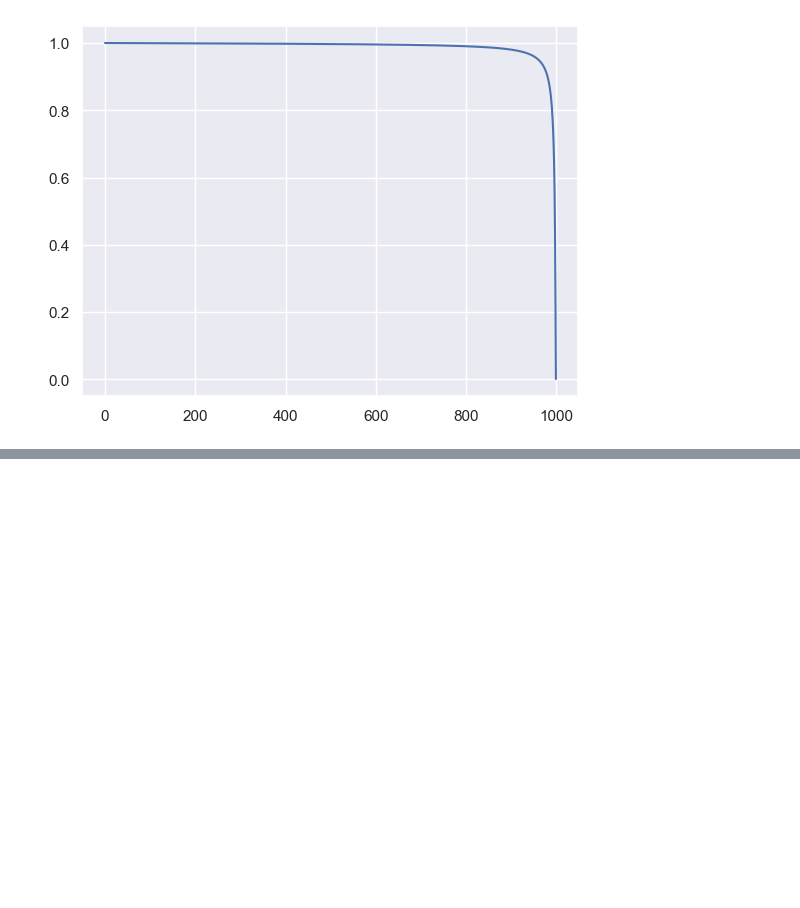
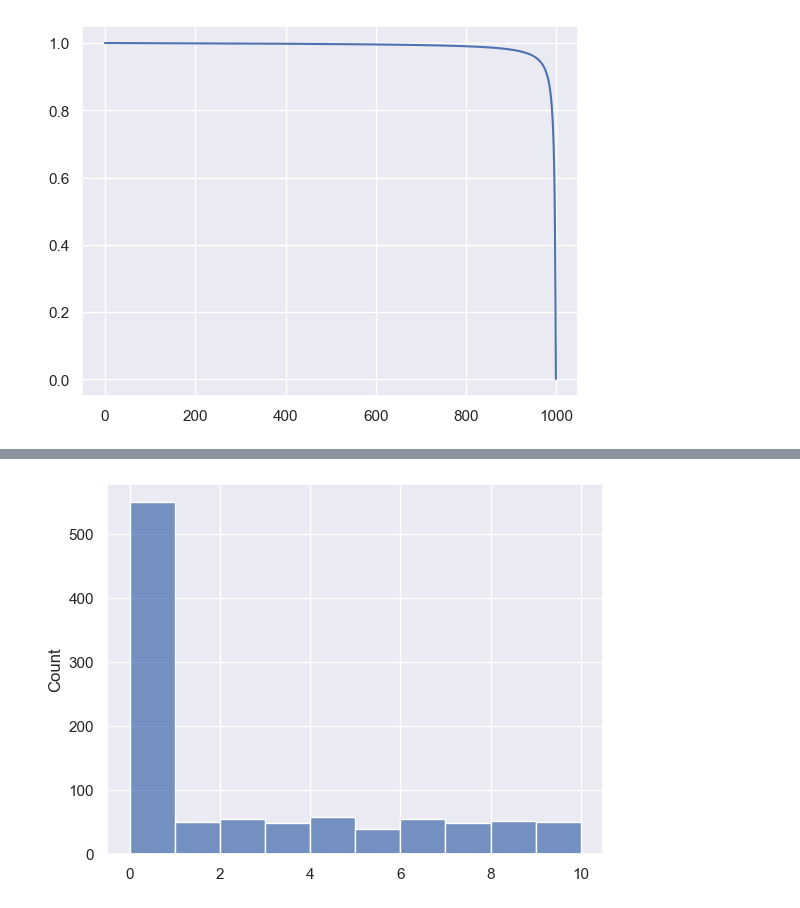
Before and after one commit to sfcurre/DiffER, a Jupyter notebook: eval_chains.ipynb, the cells around one changed output, grey strips where cells are left out. Cells and saved outputs as stored; diff of their text form; code cells hidden in the pictures; blank space fills up the shorter version.

Commit message:
Updated eval_chains for noise testing.

```diff
--- a/eval_chains.ipynb
+++ b/eval_chains.ipynb
@@ -333,0 +334,35 @@ Text(0.5, 1.0, 'log_1_min_cumprod_alpha')
+# %%
+num_classes = 10
+t = 500
+
+x_start = np.zeros(num_classes)
+x_start[0] += 1
+log_x_start = np.log(x_start.clip(min=1e-30))
+
+def log_add_exp(a, b):
+    maximum = a.copy()
+    maximum[a < b] = b
+    return maximum + np.log(np.exp(a - maximum) + np.exp(b - maximum))
+
+log_cumprod_alpha_t = log_cumprod_alpha[t].numpy()
+log_1_min_cumprod_alpha_t = log_1_min_cumprod_alpha[t].numpy()
+
+log_probs = log_add_exp(
+    log_x_start + log_cumprod_alpha_t,
+    log_1_min_cumprod_alpha_t - np.log(num_classes)
+)
+
+logits = log_probs
+
+data = []
+for i in range(1000):
+    uniform = np.random.rand(*logits.shape)
+    gumbel_noise = -np.log(-np.log(uniform + 1e-30) + 1e-30)
+    sample = (gumbel_noise + logits).argmax(axis=-1)
+    data.append(sample)
+
+data = np.array(data)
+sns.histplot(data,bins=np.arange(data.min(), data.max()+2),kde=False)
+plt.show()
+# %% [output]
+[figure, added]
```
Also changed, not shown: parts of 5 cells of this notebook.
